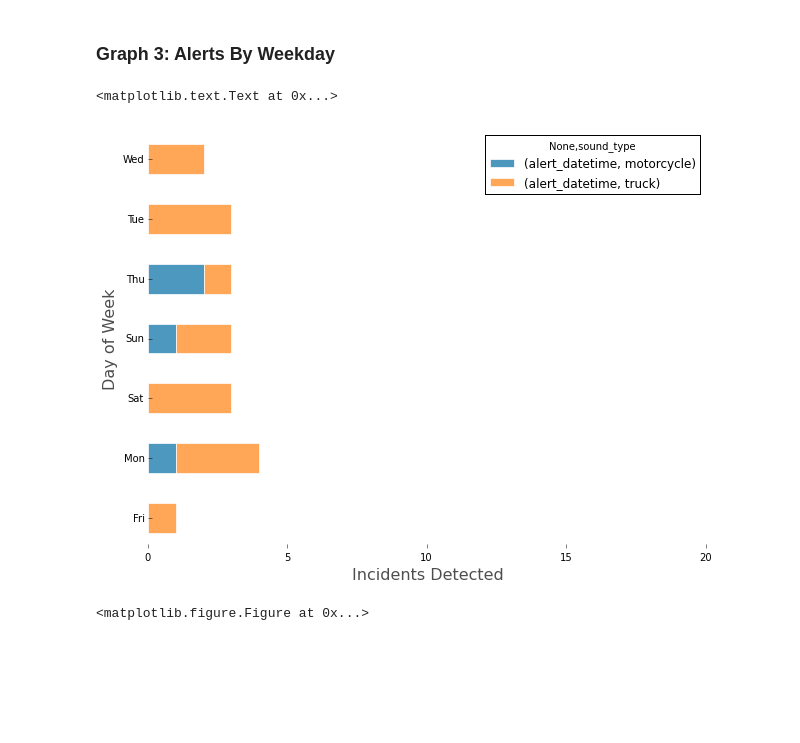
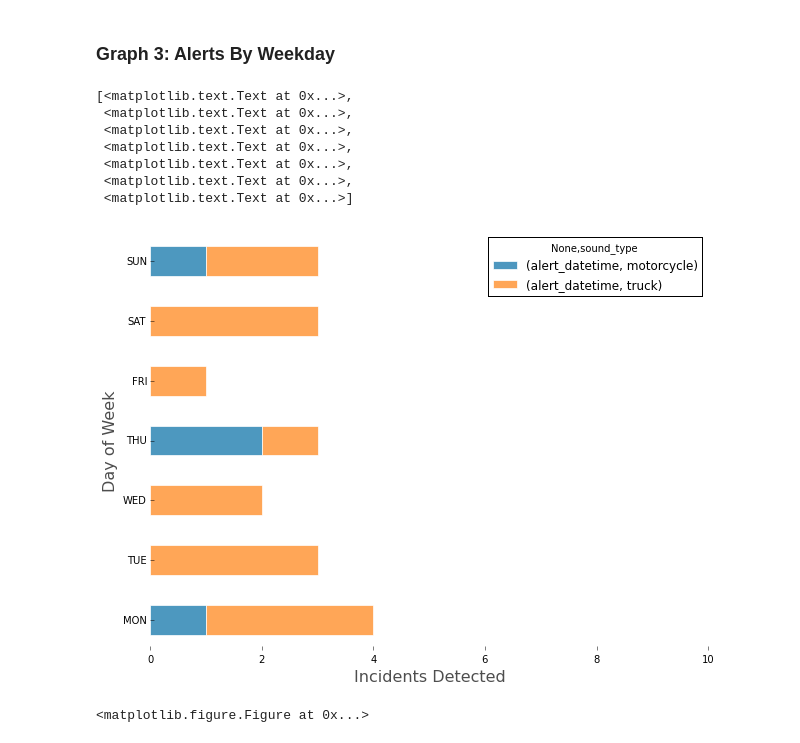
Before and after one commit to flygeneticist/rfcx-data-vizualization, a Jupyter notebook: RFCx-Alert-Graphs.ipynb, the cells around one changed output. Saved outputs shown, nothing was run; the diff lists cells and outputs as text; code cells hidden in the pictures; blank space fills up the shorter version.

```diff
--- a/RFCx-Alert-Graphs.ipynb
+++ b/RFCx-Alert-Graphs.ipynb
@@ -47,12 +47,14 @@ df['guid'] = df['guid'].astype(str)
 ### Create weekday/hours/day-night data and labels
 # %%
 weekdays = 'Mon Tue Wed Thu Fri Sat Sun'.split()
+weekday_map= {1:'MON', 2:'TUE', 3:'WED', 4:'THU',
+              5:'FRI', 6:'SAT', 7:'SUN'}
 
 # re-defines the weekday label
 def weekday_label(x, wkdays=weekdays):
     return wkdays[x-1]
 
-df['weekday'] = df['alert_datetime'].map(lambda x: weekday_label(x.isocalendar()[2]))
+df['weekday'] = df['alert_datetime'].map(lambda x: x.isocalendar()[2])
 # %%
 step = 2 # hours to group by
 hours = range(0,24,step) # complete range of hour time-slots
@@ -75,9 +77,10 @@ def day_night(z):
 df['day_night'] = df['hour'].map(lambda z: day_night(z))
 # %%
 # Quick reference to unique lists of various columns
-# types = sorted(list(set(df['sound_type'])))
-# guids = sorted(list(set(df['guid'])))
-# dates = sorted(list(set(df['alert_datetime'])))
+types = sorted(list(set(df['sound_type'])))
+guids = sorted(list(set(df['guid'])))
+dates = sorted(list(set(df['alert_datetime'])))
+wd = range(1,8)
 # %% [markdown]
 ### Create pivot tables of data
 # %%
@@ -264,39 +262,50 @@ ax = fig.add_subplot(111)
 a = 0.7
 
 ax = day_pivot.plot(kind='barh', stacked=True, color=palette, legend=True, ax=ax, alpha=a,
-                      edgecolor='w', xlim=(0,guid_pivot_xmax))
+                      edgecolor='w', xlim=(0,guid_pivot_xmax/2))
 # Remove the plot frame lines
 ax = plt.subplot(111)
 ax.spines["top"].set_visible(False)
 ax.spines["bottom"].set_visible(False)
 ax.spines["right"].set_visible(False)
 ax.spines["left"].set_visible(False)
 
 # Ensure that the axis ticks only show up on the bottom and left of the plot.
 ax.get_xaxis().tick_bottom()
 ax.get_yaxis().tick_left()
 # Remove grid lines (dotted lines inside plot)
 ax.grid(False)
 # Remove plot frame
 ax.set_frame_on(False)
 # Pandas trick: remove weird dotted line on axis
 ax.lines[0].set_visible(False)
 
 # Customize title, set position, allow space on top of plot for title
 # ax.set_title(ax.get_title(), fontsize=26, alpha=a, ha='left')
 # plt.subplots_adjust(top=0.9)
 # ax.title.set_position((0,1.08))
 
 # Set x axis label, set label text
 xlab = 'Incidents Detected'
 ax.set_xlabel(xlab, fontsize=16, alpha=a, ha='center')
 
 # Set y axis label, set label text
 ylab = 'Day of Week'
 ax.set_ylabel(ylab, fontsize=16, alpha=a, ha='center')
+
+ys = sorted(ax.get_yticks())
+ax.set_yticks(ys)
+ax.set_yticks([], minor=True)
+ax.set_yticklabels([weekday_map[d] for d in wd])
 # %% [output]
-<matplotlib.text.Text at 0x...>
+[<matplotlib.text.Text at 0x...>,
+ <matplotlib.text.Text at 0x...>,
+ <matplotlib.text.Text at 0x...>,
+ <matplotlib.text.Text at 0x...>,
+ <matplotlib.text.Text at 0x...>,
+ <matplotlib.text.Text at 0x...>,
+ <matplotlib.text.Text at 0x...>]
-[figure, old version]
+[figure, new version]
 # %%
 # Save figure as png
 # TO DO: add tight bounding box
```
Also changed, not shown: parts of 2 cells of this notebook.
